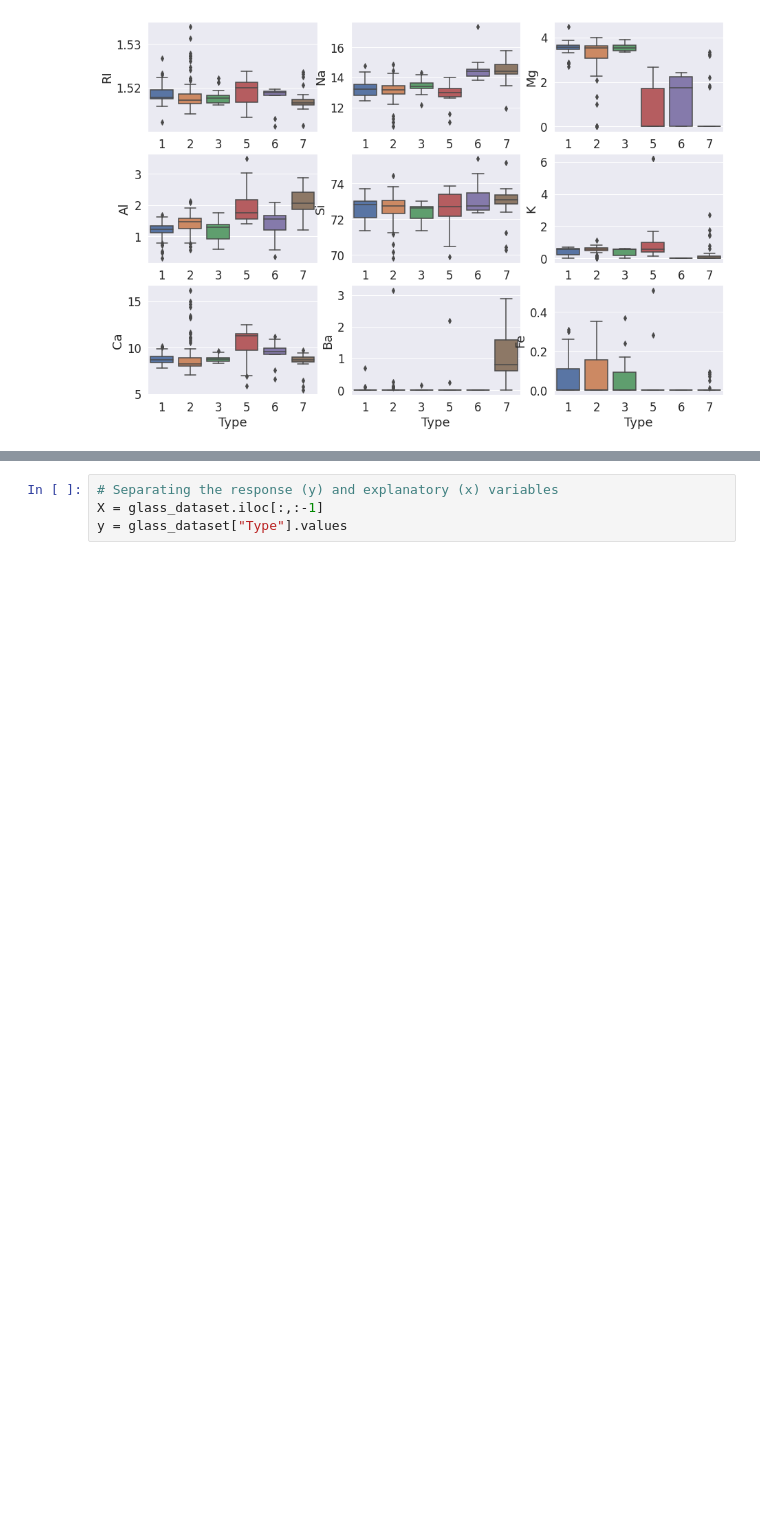
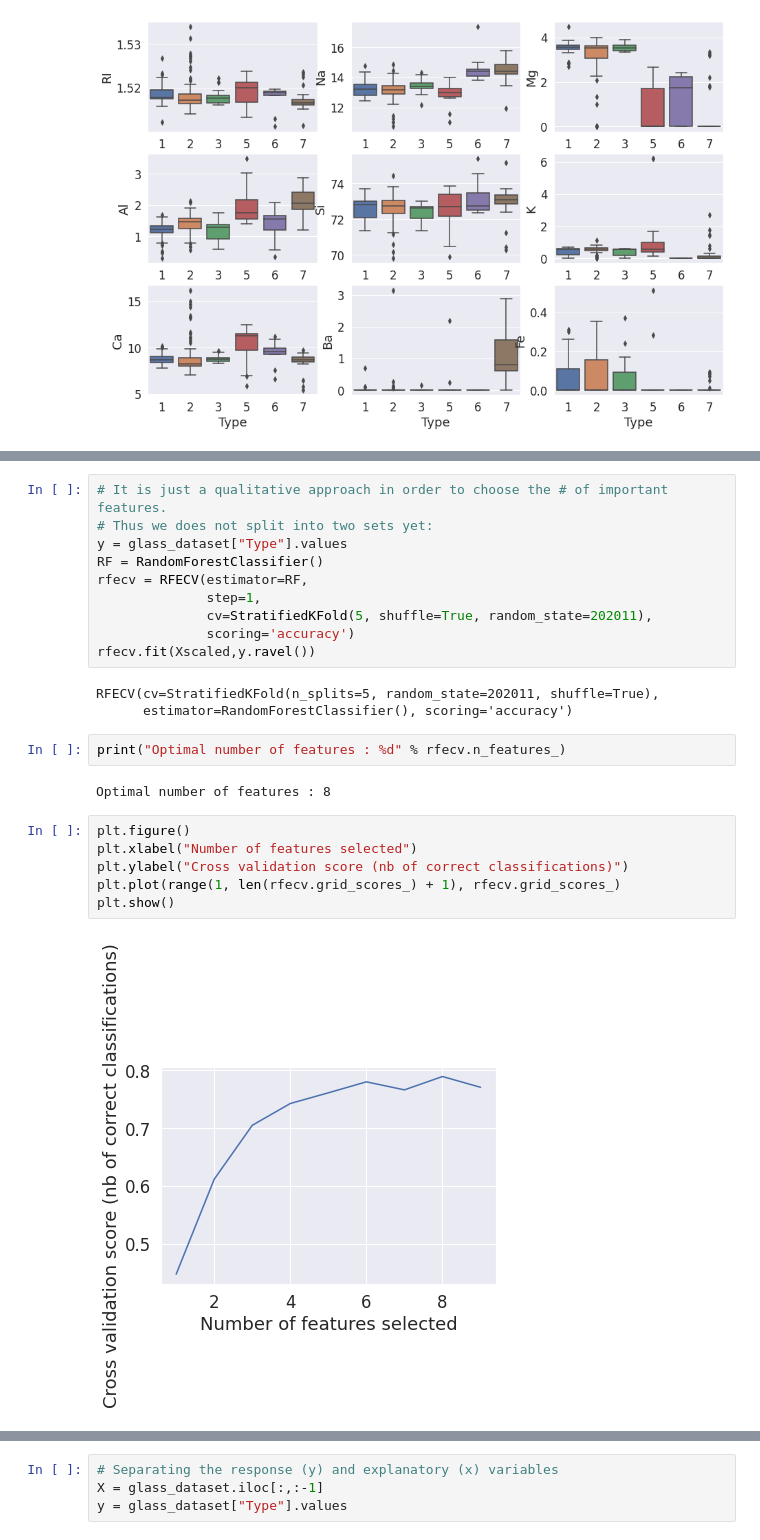
Before and after one commit to AI3Team/Glass_MIA3, a Jupyter notebook: Glass_MIA3.ipynb, the cells around one changed output, grey strips where cells are left out. Saved outputs shown, nothing was run; the diff lists cells and outputs as text; blank space fills up the shorter version.

```diff
--- a/Glass_MIA3.ipynb
+++ b/Glass_MIA3.ipynb
@@ -135,0 +169,25 @@ plt.show()
+# %%
+# It is just a qualitative approach in order to choose the # of important features.
+# Thus we does not split into two sets yet:
+y = glass_dataset["Type"].values
+RF = RandomForestClassifier()
+rfecv = RFECV(estimator=RF,
+              step=1,
+              cv=StratifiedKFold(5, shuffle=True, random_state=202011),
+              scoring='accuracy')
+rfecv.fit(Xscaled,y.ravel())
+# %% [output]
+RFECV(cv=StratifiedKFold(n_splits=5, random_state=202011, shuffle=True),
+      estimator=RandomForestClassifier(), scoring='accuracy')
+# %%
+print("Optimal number of features : %d" % rfecv.n_features_)
+# %% [output]
+Optimal number of features : 8
+# %%
+plt.figure()
+plt.xlabel("Number of features selected")
+plt.ylabel("Cross validation score (nb of correct classifications)")
+plt.plot(range(1, len(rfecv.grid_scores_) + 1), rfecv.grid_scores_)
+plt.show()
+# %% [output]
+[figure, added]
```
Also changed, not shown: parts of 36 cells of this notebook, 1 other file.
